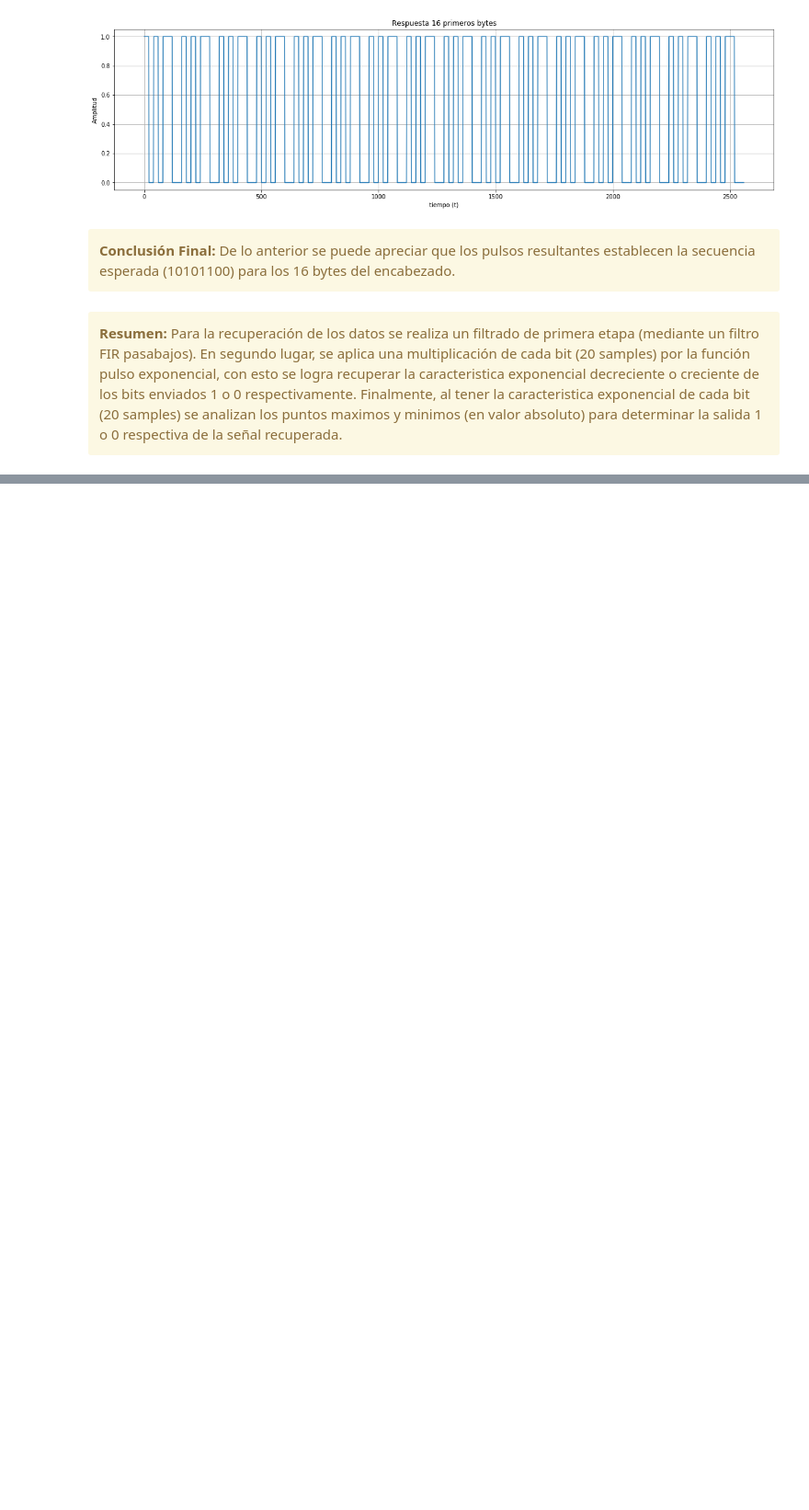
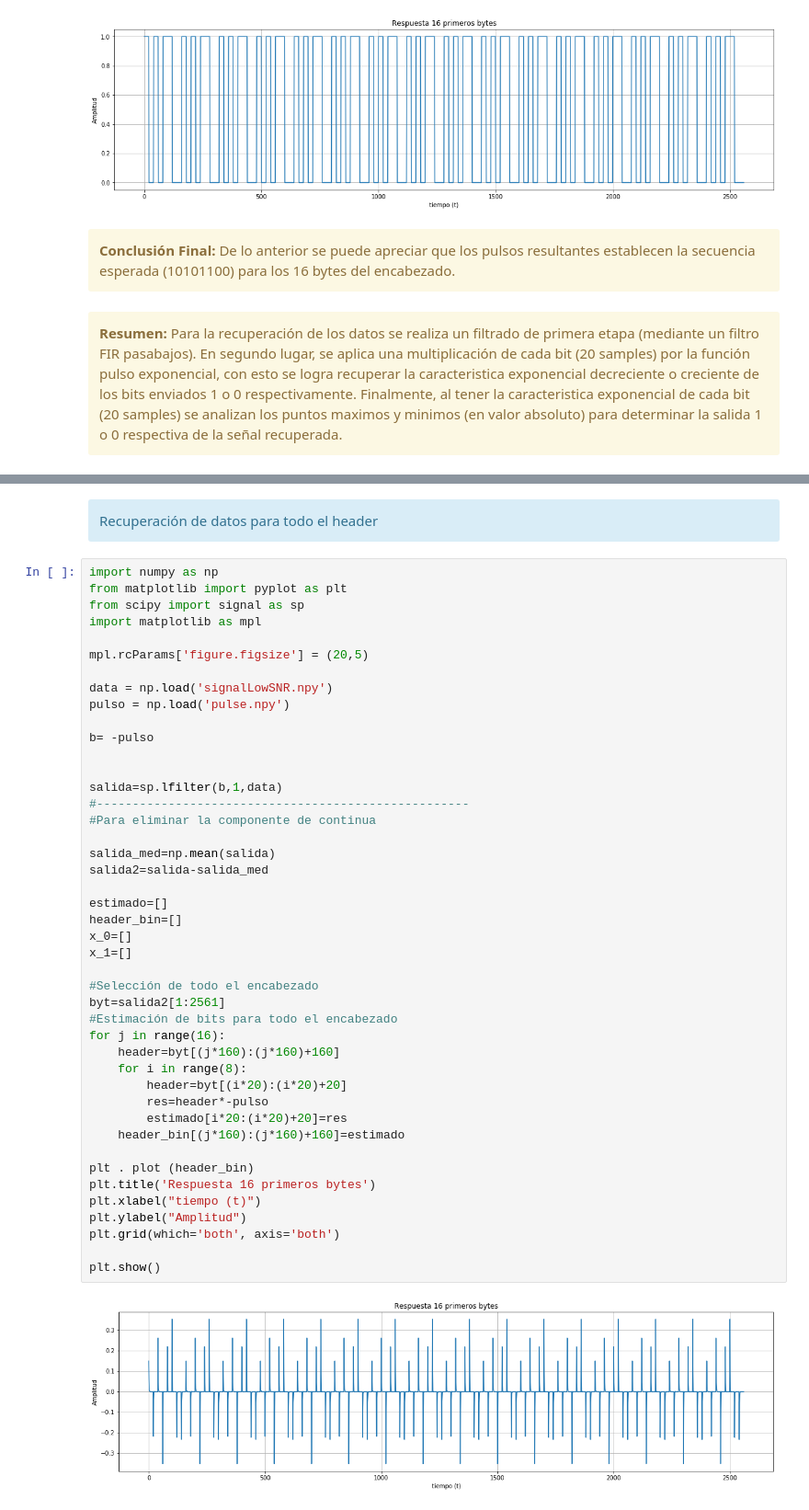
Before and after one commit to Christianyf/MSE_4CO_PDS, a Jupyter notebook: tp1.ipynb, the cells around one changed output, grey strips where cells are left out. Shown: that part at 92% size. Saved outputs shown, nothing was run; the diff lists cells and outputs as text; blank space fills up the shorter version.

```diff
--- a/tp1.ipynb
+++ b/tp1.ipynb
@@ -443,0 +586,51 @@ plt.show()
+# %% [markdown]
+<div class="alert alert-block alert-info">
+<b></b> Recuperación de datos para todo el header
+
+</div>
+# %%
+import numpy as np
+from matplotlib import pyplot as plt
+from scipy import signal as sp
+import matplotlib as mpl
+
+mpl.rcParams['figure.figsize'] = (20,5)
+
+data = np.load('signalLowSNR.npy')
+pulso = np.load('pulse.npy')
+
+b= -pulso
+
+
+salida=sp.lfilter(b,1,data)
+#----------------------------------------------------
+#Para eliminar la componente de continua
+
+salida_med=np.mean(salida)
+salida2=salida-salida_med
+
+estimado=[]
+header_bin=[]
+x_0=[]
+x_1=[]
+
+#Selección de todo el encabezado
+byt=salida2[1:2561]
+#Estimación de bits para todo el encabezado
+for j in range(16):
+    header=byt[(j*160):(j*160)+160]
+    for i in range(8):
+        header=byt[(i*20):(i*20)+20]
+        res=header*-pulso
+        estimado[i*20:(i*20)+20]=res
+    header_bin[(j*160):(j*160)+160]=estimado
+
+plt . plot (header_bin)
+plt.title('Respuesta 16 primeros bytes')
+plt.xlabel("tiempo (t)")
+plt.ylabel("Amplitud")
+plt.grid(which='both', axis='both')
+
+plt.show()
+# %% [output]
+[figure, added]
```
Also changed, not shown: parts of 19 cells of this notebook.
